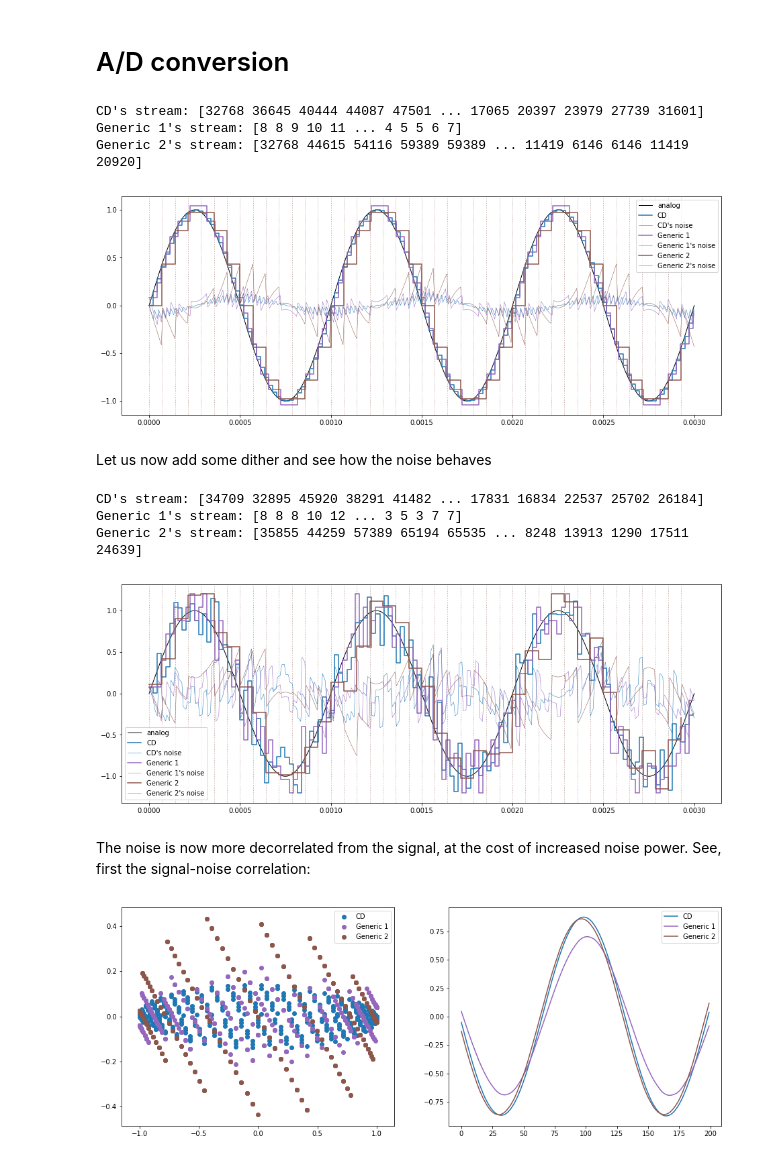
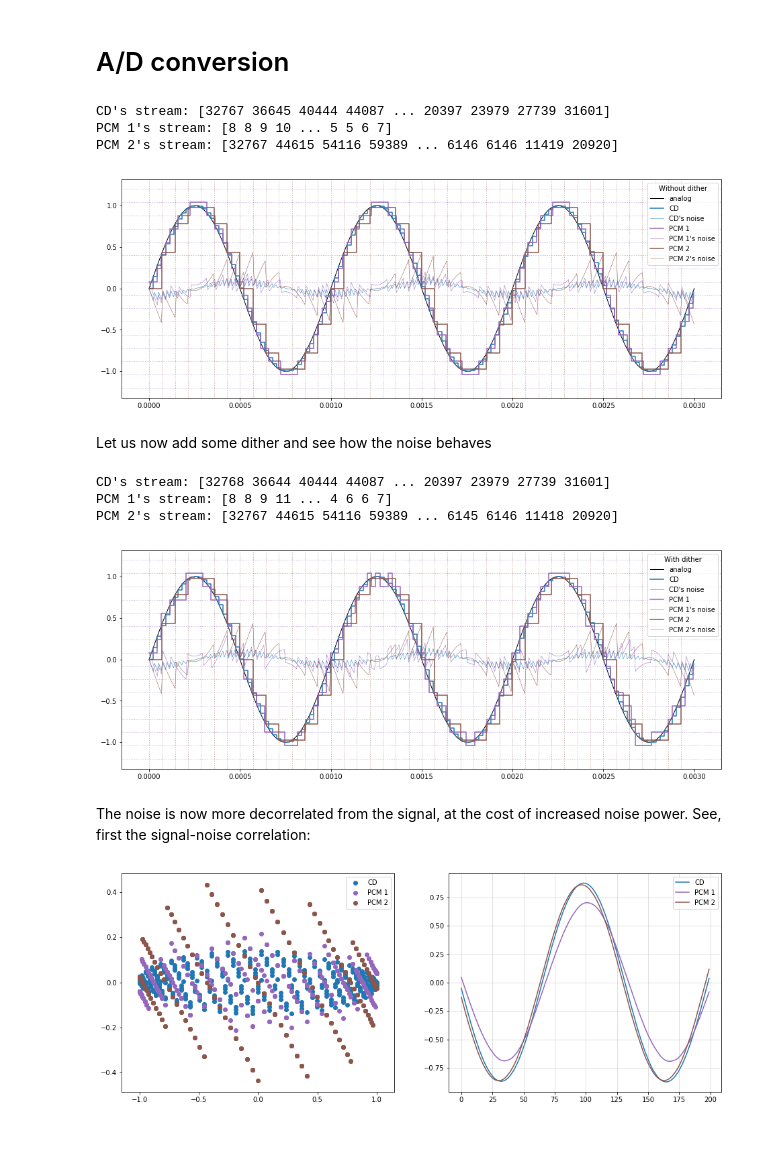
Before and after one commit to marcondos/signal, a Jupyter notebook: sampling.ipynb, the cells around one changed output. Drawn from its saved outputs; the diff is of its cells as text; code cells hidden in the pictures.

```diff
--- a/sampling.ipynb
+++ b/sampling.ipynb
@@ -27,8 +27,8 @@ DVDA = waves.PCMSampler('DVD Audio', 88200, 20)
 BDA = waves.HFPALinearPCM('Blu-Ray Audio')
 
 # Generic, define sampling frequency (Hz) and resolution (bits) to your heart's content
-GenericPCM_1 = waves.PCMSampler('Generic 1', 44100, 4) # Same CD frequency, lower resolution
-GenericPCM_2 = waves.PCMSampler('Generic 2', 14000, 16) # Same CD resolution, lower frequency
+GenericPCM_1 = waves.PCMSampler('PCM 1', 44100, 4) # Same CD frequency, lower resolution
+GenericPCM_2 = waves.PCMSampler('PCM 2', 14000, 16) # Same CD resolution, lower frequency
 # %%
 f = 1e3 # 1KHz
 audio = waves.AnalogSineWave('analog', f, gain=1, phase=0)
@@ -44,35 +44,34 @@ _, _, _, noise_nodither[CD.label] = CD.sample(audio, length, plt, lw=1.5)
 _, _, _, noise_nodither[GenericPCM_1.label] = GenericPCM_1.sample(audio, length, plt, lw=1.5)
 _, _, _, noise_nodither[GenericPCM_2.label] = GenericPCM_2.sample(audio, length, plt, lw=1.5)
 [plt.axvline(t, color=GenericPCM_2.color, lw=1, ls=':', alpha=0.5) for t in np.arange(0, length, GenericPCM_2.sampling_interval)]
-#[plt.axhline(A, color='b', lw=1, ls=':', alpha=0.5) for A in np.linspace(audio.Amin, audio.Amax, GenericPCM.levels)]
-plt.legend();
+[plt.axhline(A, color=GenericPCM_1.color, lw=1, ls=':', alpha=0.5) for A in np.linspace(GenericPCM_1.amp_min, GenericPCM_2.amp_max, GenericPCM_1.levels)]
+plt.legend(title='Without dither');
 plt.gcf().set_size_inches(16, 6)
 # %% [output]
-CD's stream: [32768 36645 40444 44087 47501 ... 17065 20397 23979 27739 31601]
-Generic 1's stream: [8 8 9 10 11 ... 4 5 5 6 7]
-Generic 2's stream: [32768 44615 54116 59389 59389 ... 11419 6146 6146 11419 20920]
+CD's stream: [32767 36645 40444 44087 ... 20397 23979 27739 31601]
+PCM 1's stream: [8 8 9 10 ... 5 5 6 7]
+PCM 2's stream: [32767 44615 54116 59389 ... 6146 6146 11419 20920]
-[figure, old version]
+[figure, new version]
 # %% [markdown]
 Let us now add some dither and see how the noise behaves
 # %%
-dither_amplitude = 0.5
 noise_dither = {}
 noise_dither['time_domain'] = audio.plot(length, plt, color='k', lw=1)
-_, _, _, noise_dither[CD.label] = CD.sample(audio, length, plt, dither=dither_amplitude, lw=1.5)
+_, _, _, noise_dither[CD.label] = CD.sample(audio, length, plt, dither=True, lw=1.5)
 ##SACD.sample(audio, length, plt, color='b', lw=1.5)
 #DVDA.sample(audio, length, plt, color='g', lw=1.5)
 #BDA.sample(audio, length, plt, color='m', lw=1.5)
-_, _, _, noise_dither[GenericPCM_1.label] = GenericPCM_1.sample(audio, length, plt, dither=dither_amplitude, lw=1.5)
-_, _, _, noise_dither[GenericPCM_2.label] = GenericPCM_2.sample(audio, length, plt, dither=dither_amplitude, lw=1.5)
+_, _, _, noise_dither[GenericPCM_1.label] = GenericPCM_1.sample(audio, length, plt, dither=True, lw=1.5)
+_, _, _, noise_dither[GenericPCM_2.label] = GenericPCM_2.sample(audio, length, plt, dither=True, lw=1.5)
 [plt.axvline(t, color=GenericPCM_2.color, lw=1, ls=':', alpha=0.5) for t in np.arange(0, length, GenericPCM_2.sampling_interval)]
-#[plt.axhline(A, color='b', lw=1, ls=':', alpha=0.5) for A in np.linspace(audio.Amin, audio.Amax, GenericPCM.levels)]
-plt.legend()
+[plt.axhline(A, color=GenericPCM_1.color, lw=1, ls=':', alpha=0.5) for A in np.linspace(GenericPCM_1.amp_min, GenericPCM_2.amp_max, GenericPCM_1.levels)]
+plt.legend(title='With dither')
 plt.gcf().set_size_inches(16, 6)
 # %% [output]
-CD's stream: [34709 32895 45920 38291 41482 ... 17831 16834 22537 25702 26184]
-Generic 1's stream: [8 8 8 10 12 ... 3 5 3 7 7]
-Generic 2's stream: [35855 44259 57389 65194 65535 ... 8248 13913 1290 17511 24639]
+CD's stream: [32768 36644 40444 44087 ... 20397 23979 27739 31601]
+PCM 1's stream: [8 8 9 11 ... 4 6 6 7]
+PCM 2's stream: [32767 44615 54116 59389 ... 6145 6146 11418 20920]
-[figure, old version]
+[figure, new version]
 # %% [markdown]
 The noise is now more decorrelated from the signal, at the cost of increased noise power.
 See, first the signal-noise correlation:
@@ -83,10 +82,11 @@ for ADC in [CD, GenericPCM_1, GenericPCM_2]:
     ax[0].scatter(signal, noise_nodither[ADC.label], color=ADC.color, label=ADC.label)
     ax[1].plot(*waves.twopar_correlation(noise_nodither[ADC.label], signal), color=ADC.color, label=ADC.label)
 ax[0].legend()
+ax[1].grid(alpha=0.5)
 ax[1].legend()
 fig.set_size_inches(16, 6)
 # %% [output]
-[figure, old version]
+[figure, new version]
 # %%
 fig, ax = plt.subplots(1, 2)
 signal = audio.function(noise_dither['time_domain'])
```
Also changed, not shown: parts of 1 cell of this notebook.
